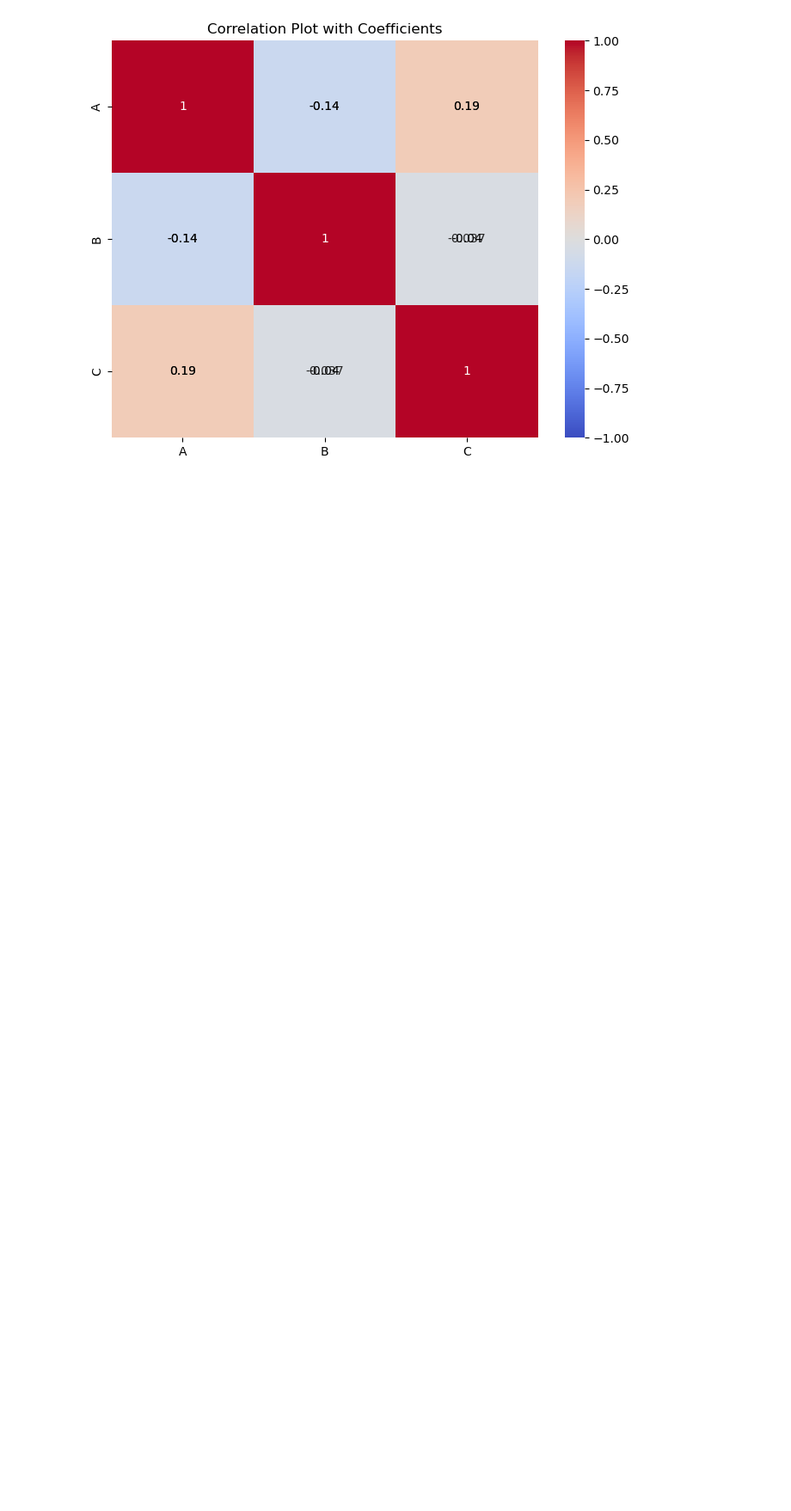
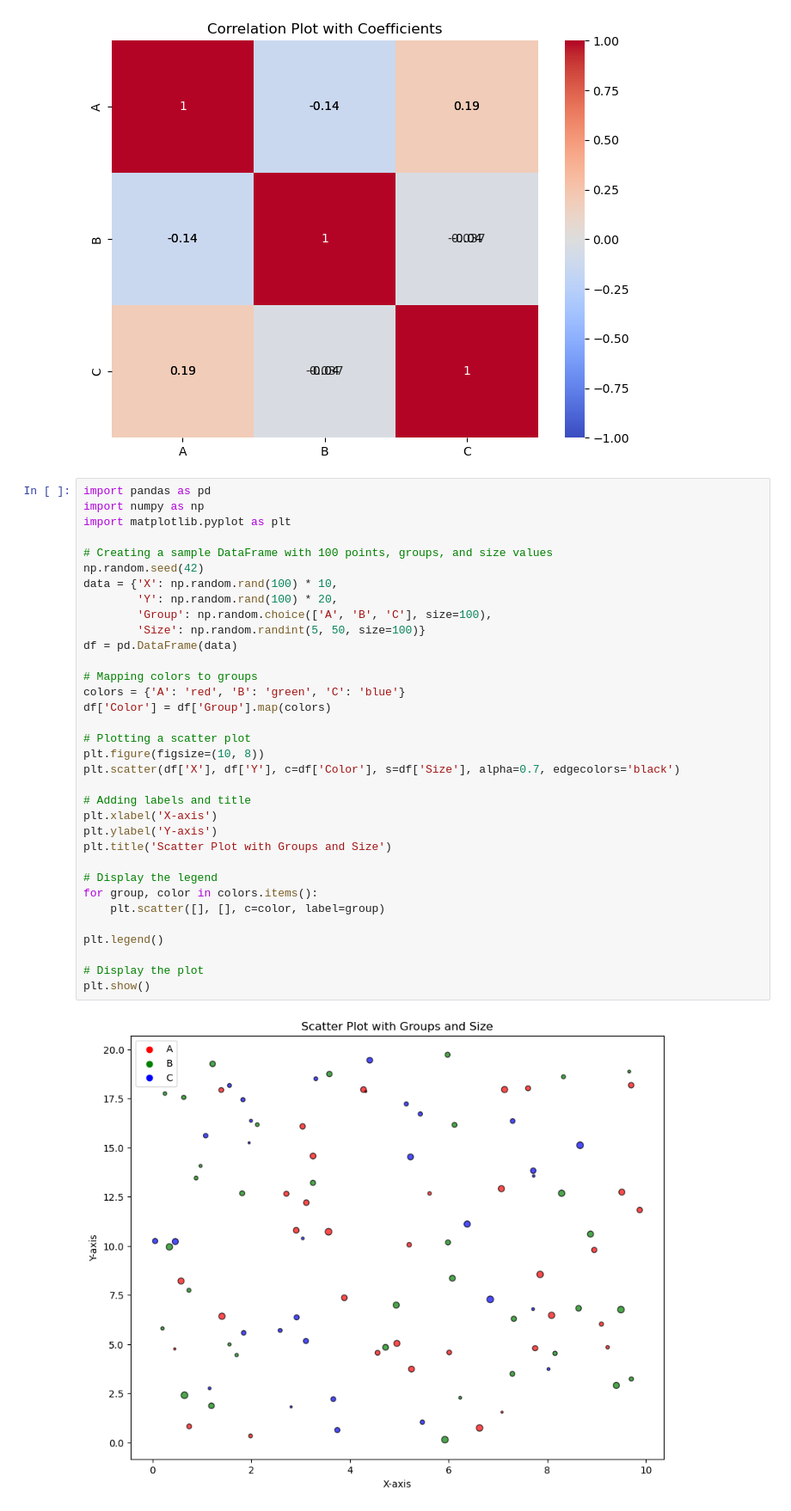
Before and after one commit to bciezah1/python_codes, a Jupyter notebook: selected_plots.ipynb, the cells around one changed output. Shown at 86% size. Drawn from its saved outputs; the diff is of its cells as text; blank space fills up the shorter version.

Commit message:
adding scatter plot and heatmap

```diff
--- a/selected_plots.ipynb
+++ b/selected_plots.ipynb
@@ -88,3 +88,39 @@ plt.title('Correlation Plot with Coefficients')
 plt.show()
 # %% [output]
 [figure]
+# %%
+import pandas as pd
+import numpy as np
+import matplotlib.pyplot as plt
+
+# Creating a sample DataFrame with 100 points, groups, and size values
+np.random.seed(42)
+data = {'X': np.random.rand(100) * 10,
+        'Y': np.random.rand(100) * 20,
+        'Group': np.random.choice(['A', 'B', 'C'], size=100),
+        'Size': np.random.randint(5, 50, size=100)}
+df = pd.DataFrame(data)
+
+# Mapping colors to groups
+colors = {'A': 'red', 'B': 'green', 'C': 'blue'}
+df['Color'] = df['Group'].map(colors)
+
+# Plotting a scatter plot
+plt.figure(figsize=(10, 8))
+plt.scatter(df['X'], df['Y'], c=df['Color'], s=df['Size'], alpha=0.7, edgecolors='black')
+
+# Adding labels and title
+plt.xlabel('X-axis')
+plt.ylabel('Y-axis')
+plt.title('Scatter Plot with Groups and Size')
+
+# Display the legend
+for group, color in colors.items():
+    plt.scatter([], [], c=color, label=group)
+
+plt.legend()
+
+# Display the plot
+plt.show()
+# %% [output]
+[figure, added]
```
